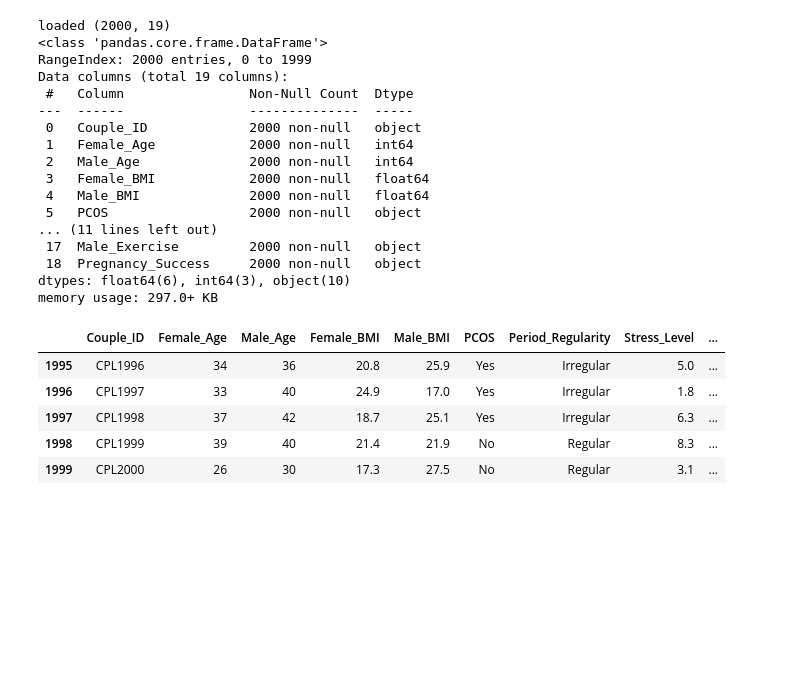
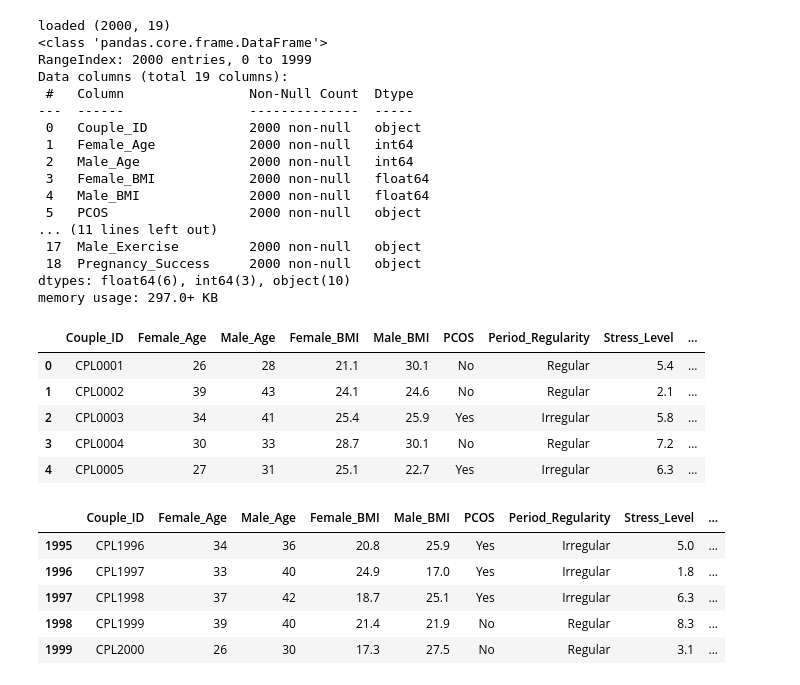
Before and after one commit to proshenjitbarua06-dot/skill-morph, a Jupyter notebook: class_4.ipynb, the cells around one changed output. Drawn from its saved outputs; the diff is of its cells as text; code cells hidden in the pictures; blank space fills up the shorter version.

```diff
--- a/class_4.ipynb
+++ b/class_4.ipynb
@@ -57,6 +57,15 @@ Data columns (total 19 columns):
  18  Pregnancy_Success     2000 non-null   object
 dtypes: float64(6), int64(3), object(10)
 memory usage: 297.0+ KB
+# %%
+df.head()
+# %% [output]
+|  | Couple_ID | Female_Age | Male_Age | Female_BMI | Male_BMI | PCOS | Period_Regularity | Stress_Level | ... |
+| 0 | CPL0001 | 26 | 28 | 21.1 | 30.1 | No | Regular | 5.4 | ... |
+| 1 | CPL0002 | 39 | 43 | 24.1 | 24.6 | No | Regular | 2.1 | ... |
+| 2 | CPL0003 | 34 | 41 | 25.4 | 25.9 | Yes | Irregular | 5.8 | ... |
+| 3 | CPL0004 | 30 | 33 | 28.7 | 30.1 | No | Regular | 7.2 | ... |
+| 4 | CPL0005 | 27 | 31 | 25.1 | 22.7 | Yes | Irregular | 6.3 | ... |
 # %%
 df.tail()
 # %% [output]
```
